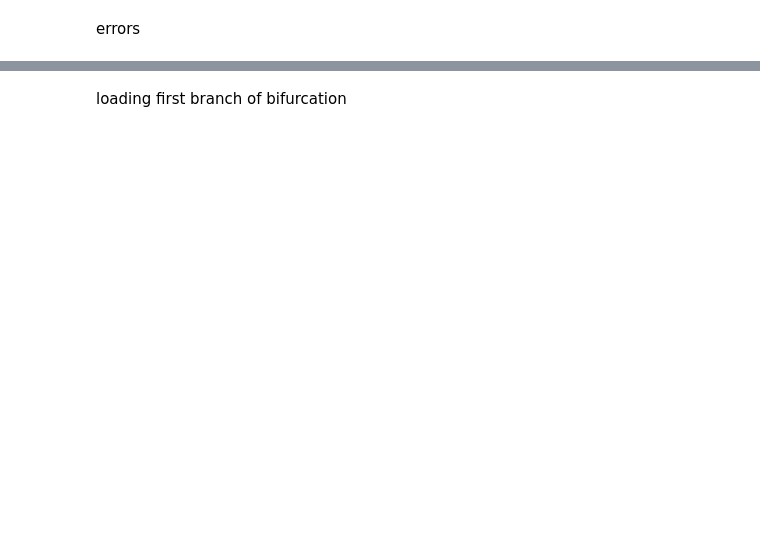
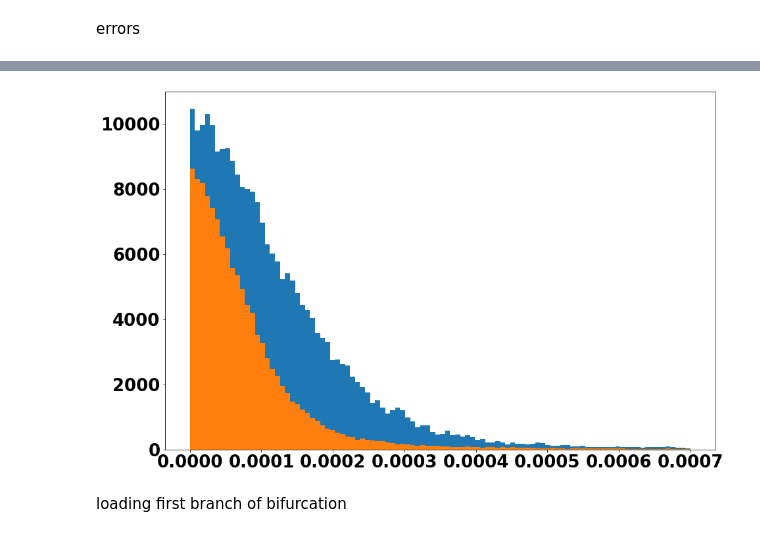
Before and after one commit to abbasloo/dnnAutoEm, a Jupyter notebook: carCrash4partsLSTM.ipynb, the cells around one changed output, grey strips where cells are left out. Cells and saved outputs as stored; diff of their text form; code cells hidden in the pictures; blank space fills up the shorter version.

```diff
--- a/carCrash4partsLSTM.ipynb
+++ b/carCrash4partsLSTM.ipynb
@@ -254,8 +293,10 @@ print (len(yhat), yhat[0].shape)
 # %%
 fig = plt.figure(figsize=(15, 10))
 ax = fig.add_subplot(111)
-_,_,_ = ax.hist(np.abs(yhat[0] - seq_test).reshape(seq_test.shape[0]*seq_test.shape[1]*seq_test.shape[2]), bins=100, range=[0.0,0.0005])
-_,_,_ = ax.hist(np.abs(yhat[1] - seq_test[:, l:, :]).reshape(seq_test.shape[0]*(seq_test.shape[1]-l)*seq_test.shape[2]), bins=100, range=[0.0,0.0005])
+_,_,_ = ax.hist(np.abs(yhat[0] - seq_test).reshape(seq_test.shape[0]*seq_test.shape[1]*seq_test.shape[2]), bins=100, range=[0.0,0.0007])
+_,_,_ = ax.hist(np.abs(yhat[1] - seq_test[:, l:, :]).reshape(seq_test.shape[0]*(seq_test.shape[1]-l)*seq_test.shape[2]), bins=100, range=[0.0,0.0007])
+# %% [output]
+[figure, added]
 # %% [markdown]
 loading first branch of bifurcation
 # %%
```
Also changed, not shown: parts of 19 cells of this notebook.
